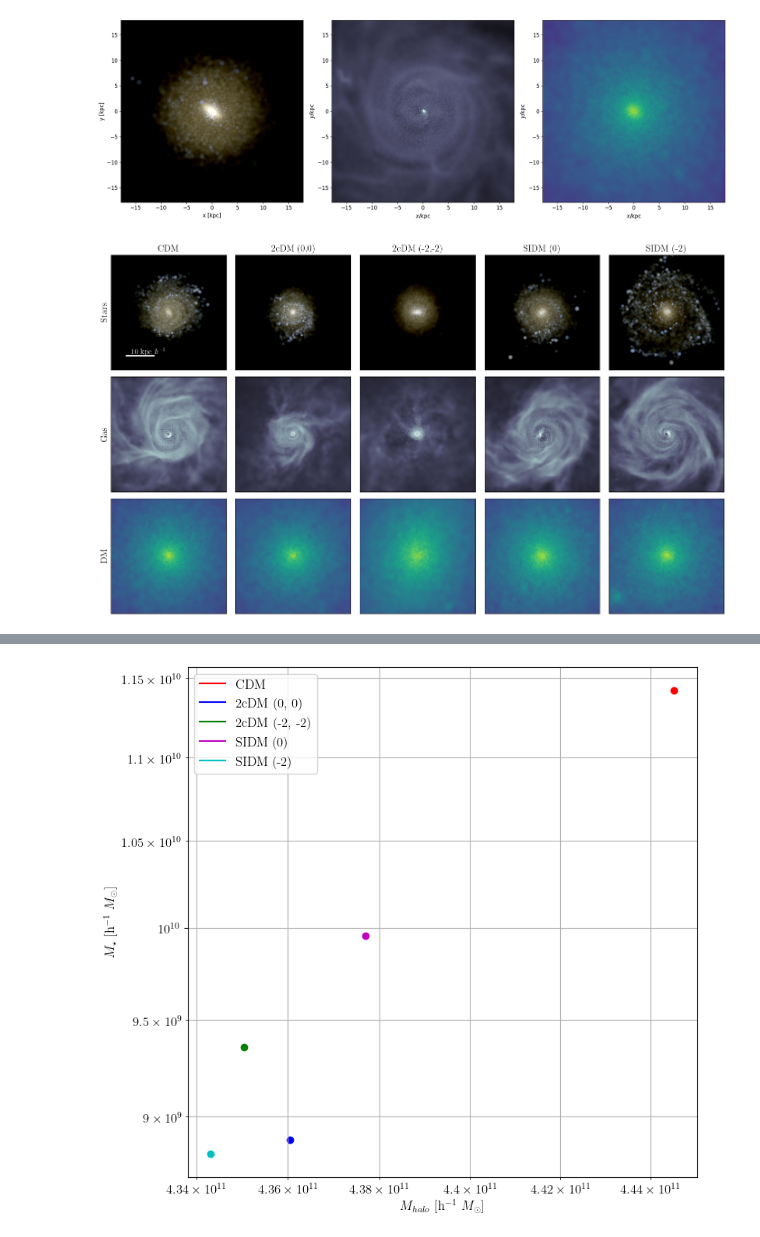
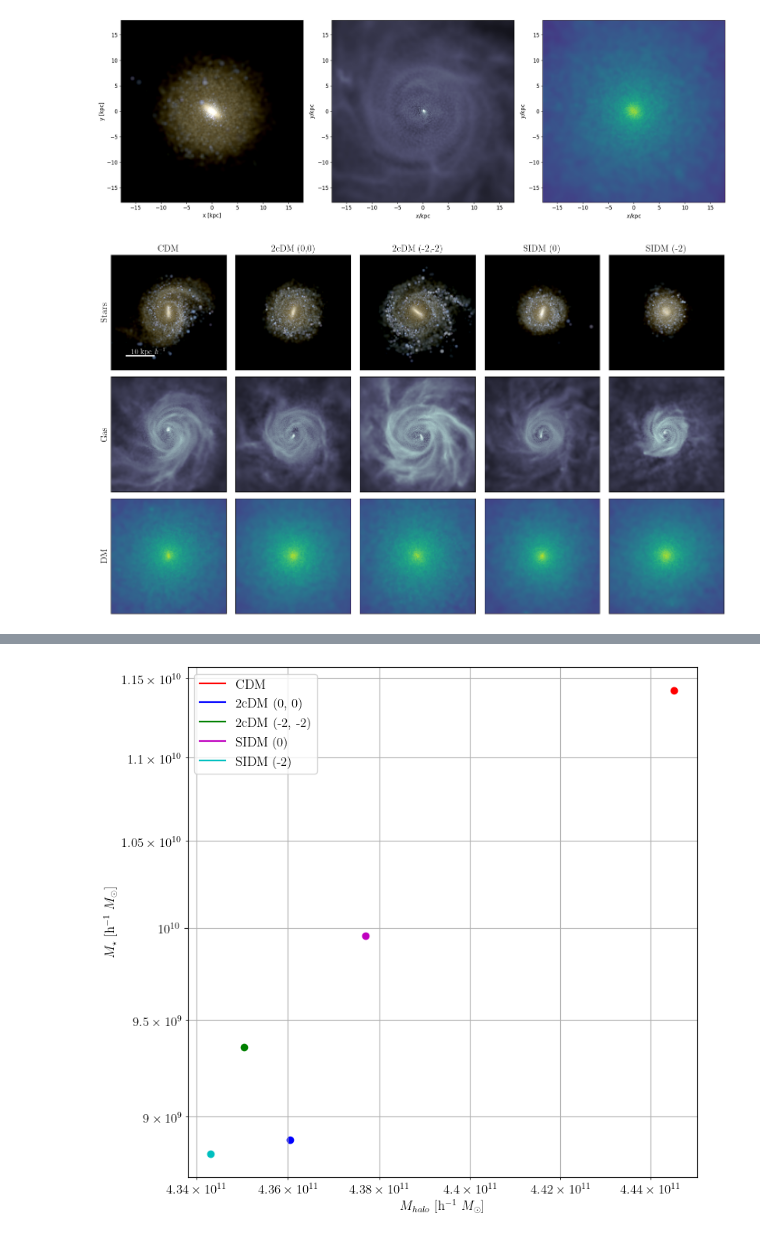
Before and after one commit to rtlow/2cDM_paperII, a Jupyter notebook: jupyter/subhalo_particle_analysis.ipynb, the cells around one changed output, grey strips where cells are left out. Drawn from its saved outputs; the diff is of its cells as text; code cells hidden in the pictures.

```diff
--- a/jupyter/subhalo_particle_analysis.ipynb
+++ b/jupyter/subhalo_particle_analysis.ipynb
@@ -26,4 +26,9 @@ matplotlib.rc('text', usetex=True)
 data_path = "/home/ryan/Data/"
 base_path="/home/ryan/projects/Medvedev/data_product_generation/data_products/data_prods/"
 
-out_path = '../plots/DREAMS_116/'
+out_path = '../plots/DREAMS_948/'
+
+try:
+    os.mkdir(out_path)
+except:
+    print(f'{out_path} already exists!')
@@ -122,31 +129,31 @@ def plot_projections(run_n, redshift, ax):
 # %%
 fig, ax_r = plt.subplots(3, 5, figsize=[(5/3)*8.5, 8.5])
 
 runs = [
-    'run_CDM_DREAMS116_HY_dir_9',
-    'run_2cDM_DREAMS116_HY_power00_sigma1_dir_5_Vkick100.00',
-    'run_2cDM_DREAMS116_HY_powerm2m2_sigma1_dir_7_Vkick100.00',
-    'run_SIDM_DREAMS116_HY_power0_sigma1_dir_1',
-    'run_SIDM_DREAMS116_HY_powerm2_sigma1_dir_3'
+    'run_CDM_DREAMS948_HY_dir_0',
+    'run_2cDM_DREAMS948_HY_power00_sigma1_dir_6_Vkick100.00',
+    'run_2cDM_DREAMS948_HY_powerm2m2_sigma1_dir_8_Vkick100.00',
+    'run_SIDM_DREAMS948_HY_power0_sigma1_dir_2',
+    'run_SIDM_DREAMS948_HY_powerm2_sigma1_dir_4',
 ]
 
 for i, r in enumerate(runs):
     plot_projections(r, 0, ax_r[:, i])
 
 ax_r[0, 0].set_title('CDM')
 ax_r[0, 0].set_ylabel("Stars", size='large')
 ax_r[0, 1].set_title('2cDM (0,0)')
 ax_r[1, 0].set_ylabel("Gas", size='large')
 ax_r[0, 2].set_title('2cDM (-2,-2)')
 ax_r[2, 0].set_ylabel("DM", size='large')
 ax_r[0, 3].set_title('SIDM (0)')
 ax_r[0, 4].set_title('SIDM (-2)')
 
 ax_r[0, 0].hlines(-15, -15, -5, color='w', linewidth=2)
 ax_r[0, 0].text(-13,  -14.5, '$10$ kpc $h^{-1}$', color='w')
 
 fig.tight_layout()
 plt.savefig(out_path + 'projections_combined_SIDM.pdf')
 plt.show()
 # %% [output]
-[figure, old version]
+[figure, new version]
```
Also changed, not shown: parts of 10 cells of this notebook, 6 other files.
